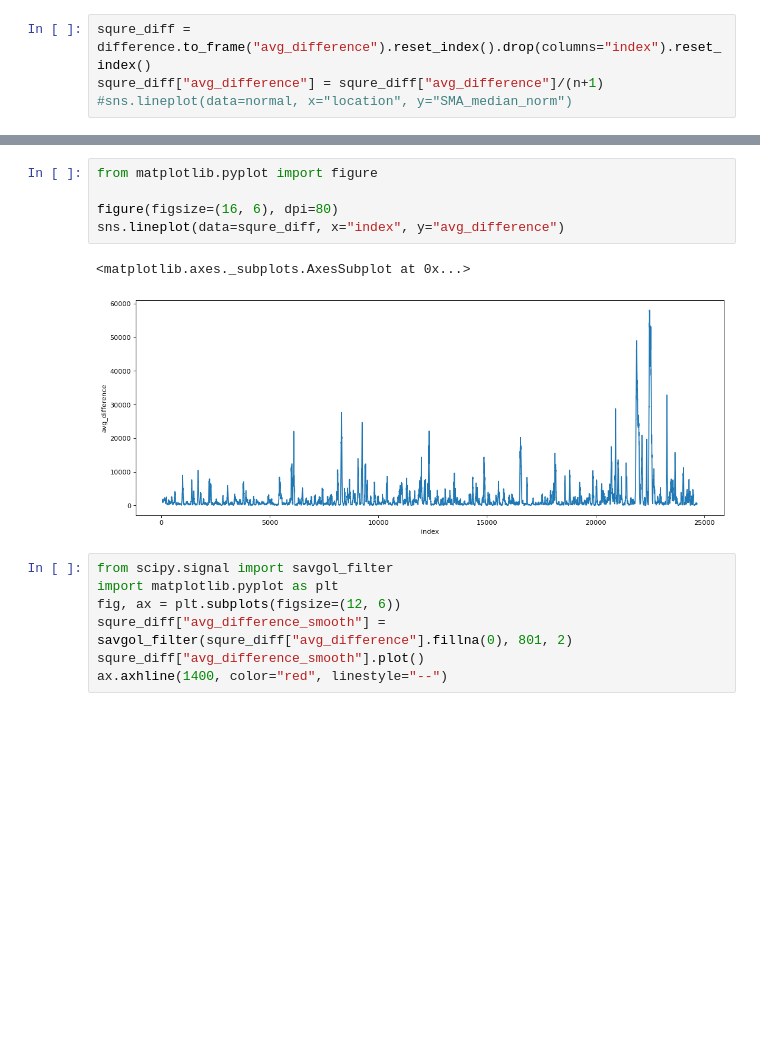
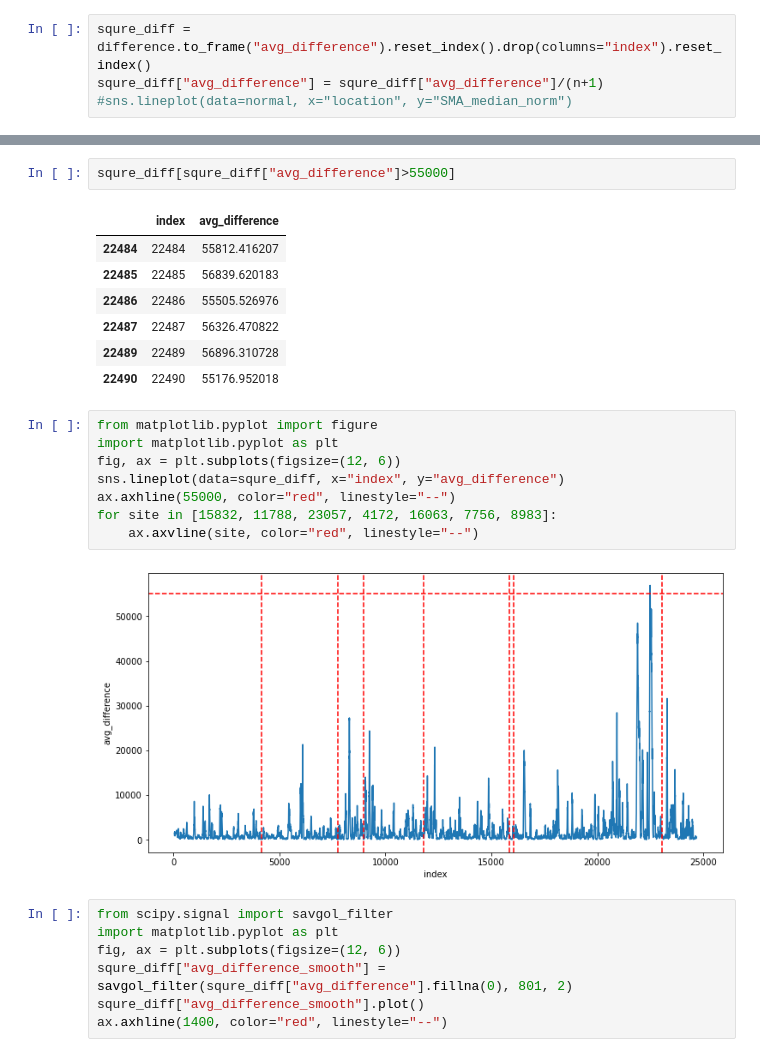
Before and after one commit to bar2466802/CbioHackathon, a Jupyter notebook: moving_average.ipynb, the cells around one changed output, grey strips where cells are left out. Drawn from its saved outputs; the diff is of its cells as text; blank space fills up the shorter version.

```diff
--- a/moving_average.ipynb
+++ b/moving_average.ipynb
@@ -125,11 +183,23 @@ squre_diff["avg_difference"] = squre_diff["avg_difference"]/(n+1)
+# %%
+squre_diff[squre_diff["avg_difference"]>55000]
+# %% [output]
+|  | index | avg_difference |
+| 22484 | 22484 | 55812.416207 |
+| 22485 | 22485 | 56839.620183 |
+| 22486 | 22486 | 55505.526976 |
+| 22487 | 22487 | 56326.470822 |
+| 22489 | 22489 | 56896.310728 |
+| 22490 | 22490 | 55176.952018 |
 # %%
 from matplotlib.pyplot import figure
-
-figure(figsize=(16, 6), dpi=80)
+import matplotlib.pyplot as plt
+fig, ax = plt.subplots(figsize=(12, 6))
 sns.lineplot(data=squre_diff, x="index", y="avg_difference")
+ax.axhline(55000, color="red", linestyle="--")
+for site in [15832, 11788, 23057, 4172, 16063, 7756, 8983]:
+    ax.axvline(site, color="red", linestyle="--")
 # %% [output]
-<matplotlib.axes._subplots.AxesSubplot at 0x...>
-[figure, old version]
+[figure, new version]
 # %%
 from scipy.signal import savgol_filter
 import matplotlib.pyplot as plt
```
Also changed, not shown: parts of 6 cells of this notebook, 2 other files.
